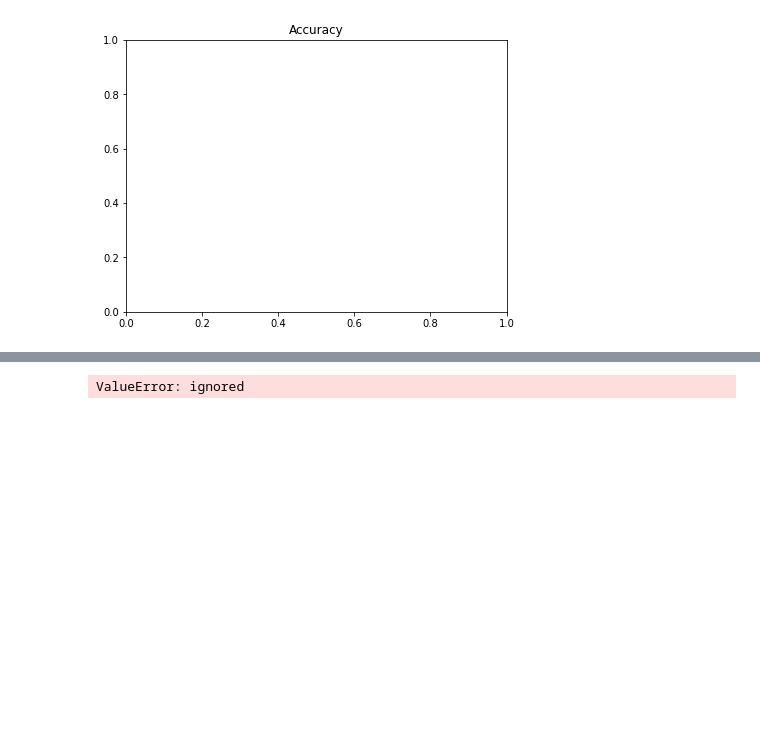
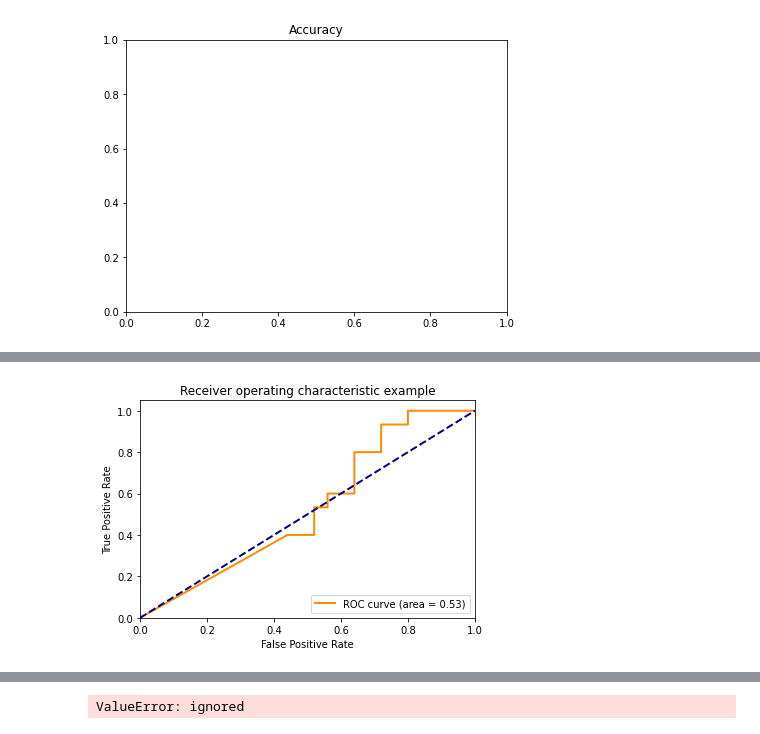
Before and after one commit to Shellyga/Adversarial-Domain-Adaptation-with-Keras, a Jupyter notebook: Final_Version_Adversarial_Domain_Adaptation_with_Keras.ipynb, the cells around one changed output, grey strips where cells are left out. Saved outputs shown, nothing was run; the diff lists cells and outputs as text; code cells hidden in the pictures; blank space fills up the shorter version.

```diff
--- a/Final_Version_Adversarial_Domain_Adaptation_with_Keras.ipynb
+++ b/Final_Version_Adversarial_Domain_Adaptation_with_Keras.ipynb
@@ -1078,0 +1134,28 @@ NameError: ignored
+# %%
+# Compute ROC curve and ROC area for each class
+fpr = dict()
+tpr = dict()
+roc_auc = dict()
+
+for i in range(3):
+    fpr[i], tpr[i], _ = roc_curve(test_yt[:, i], yt_pred[:, i])
+    roc_auc[i] = auc(fpr[i], tpr[i])
+
+# Compute micro-average ROC curve and ROC area
+fpr["micro"], tpr["micro"], _ = roc_curve(test_yt.ravel(), yt_pred.ravel())
+roc_auc["micro"] = auc(fpr["micro"], tpr["micro"])
+# %%
+plt.figure()
+lw = 2
+plt.plot(fpr[2], tpr[2], color='darkorange',
+         lw=lw, label='ROC curve (area = %0.2f)' % roc_auc[2])
+plt.plot([0, 1], [0, 1], color='navy', lw=lw, linestyle='--')
+plt.xlim([0.0, 1.0])
+plt.ylim([0.0, 1.05])
+plt.xlabel('False Positive Rate')
+plt.ylabel('True Positive Rate')
+plt.title('Receiver operating characteristic example')
+plt.legend(loc="lower right")
+plt.show()
+# %% [output]
+[figure, added]
```
Also changed, not shown: parts of 13 cells of this notebook.
